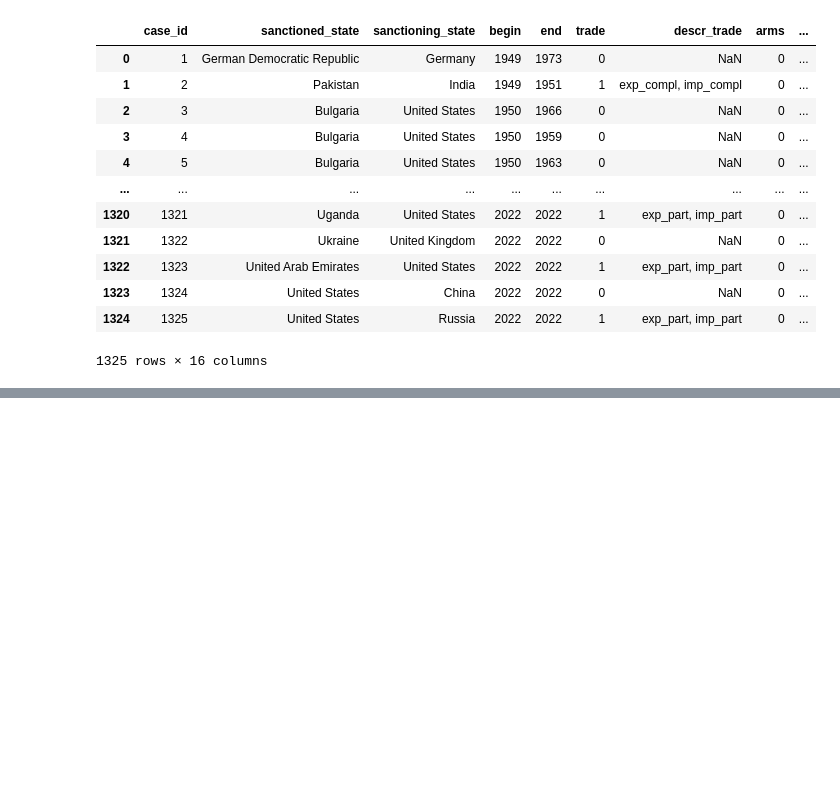
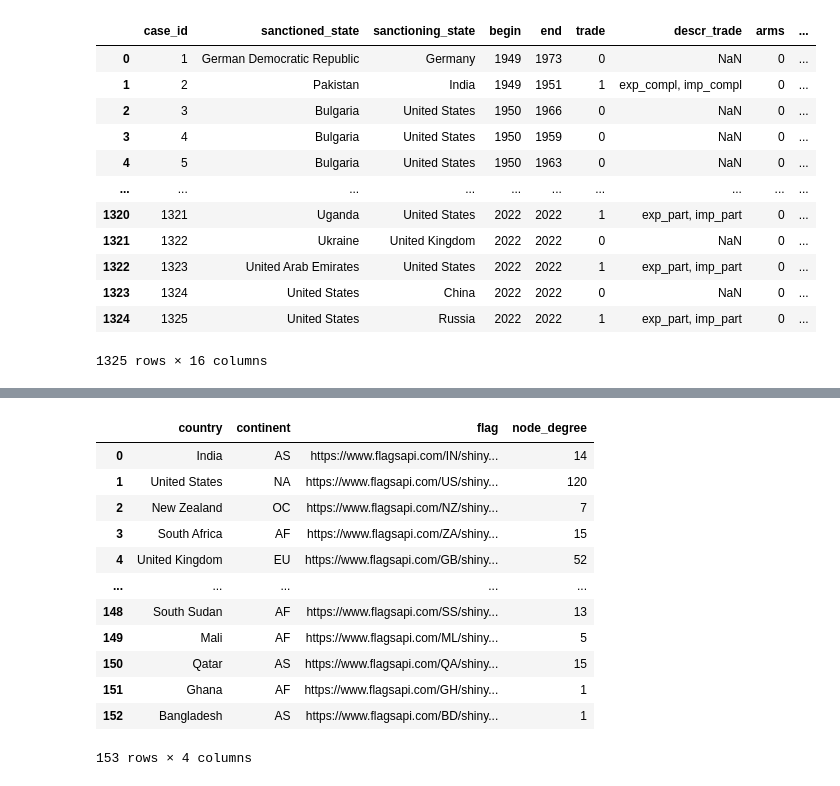
Before and after one commit to macuriels/umass_dacss_datastorytelling, a Jupyter notebook: international_sanctions_network.ipynb, the cells around one changed output, grey strips where cells are left out. Cells and saved outputs as stored; diff of their text form; code cells hidden in the pictures; blank space fills up the shorter version.

```diff
--- a/international_sanctions_network.ipynb
+++ b/international_sanctions_network.ipynb
@@ -22,6 +35,5 @@ url = 'https://raw.githubusercontent.com/macuriels/umass_dacss_datastorytelling/
 # %%
-df = pd.read_csv(url)
-
+df = pd.read_csv(io.BytesIO(uploaded['GSDB_V3.csv']))
 df
 # %% [output]
 |  | case_id | sanctioned_state | sanctioning_state | begin | end | trade | descr_trade | arms | ... |
@@ -171,3 +183,9 @@ df['sanctioning_state_flag'] = df['sanctioning_state_cc'].apply(generate_flag_ur
 # %%
 # Drop cases where country codes are null (because they are dissolved countries)
 df = df.dropna(subset=['sanctioned_state_cc', 'sanctioning_state_cc'])
+# %%
+# Add a new column for continents
+df['sanctioned_state_continent'] = df['sanctioned_state_cc'].apply(
+    lambda x: pc.country_alpha2_to_continent_code(country_2_code=x))
+df['sanctioning_state_continent'] = df['sanctioning_state_cc'].apply(
+    lambda x: pc.country_alpha2_to_continent_code(country_2_code=x))
@@ -191,0 +238,36 @@ df
+# %%
+# NODES
+# Reshape the DataFrame
+df_nodes = pd.DataFrame({
+    'country': df['sanctioning_state'].tolist() + df['sanctioned_state'].tolist(),
+    'continent': df['sanctioning_state_continent'].tolist() + df['sanctioned_state_continent'].tolist(),
+    'flag': df['sanctioning_state_flag'].tolist() + df['sanctioned_state_flag'].tolist()
+})
+
+# Group by distinct pairs of countries and flags
+df_nodes = df_nodes.drop_duplicates().reset_index(drop=True)
+# %%
+# Create a directed graph from the dataframe
+G = nx.from_pandas_edgelist(df, 'sanctioning_state', 'sanctioned_state', create_using=nx.DiGraph())
+
+# Calculate the node degree for each node
+node_degrees = dict(G.degree())
+
+# Append the node degrees to the dataframe
+df_nodes['node_degree'] = df_nodes['country'].map(node_degrees)
+# %%
+df_nodes
+# %% [output]
+|  | country | continent | flag | node_degree |
+| 0 | India | AS | https://www.flagsapi.com/IN/shiny... | 14 |
+| 1 | United States | NA | https://www.flagsapi.com/US/shiny... | 120 |
+| 2 | New Zealand | OC | https://www.flagsapi.com/NZ/shiny... | 7 |
+| 3 | South Africa | AF | https://www.flagsapi.com/ZA/shiny... | 15 |
+| 4 | United Kingdom | EU | https://www.flagsapi.com/GB/shiny... | 52 |
+| ... | ... | ... | ... | ... |
+| 148 | South Sudan | AF | https://www.flagsapi.com/SS/shiny... | 13 |
+| 149 | Mali | AF | https://www.flagsapi.com/ML/shiny... | 5 |
+| 150 | Qatar | AS | https://www.flagsapi.com/QA/shiny... | 15 |
+| 151 | Ghana | AF | https://www.flagsapi.com/GH/shiny... | 1 |
+| 152 | Bangladesh | AS | https://www.flagsapi.com/BD/shiny... | 1 |
+153 rows × 4 columns
```
Also changed, not shown: parts of 10 cells of this notebook.
